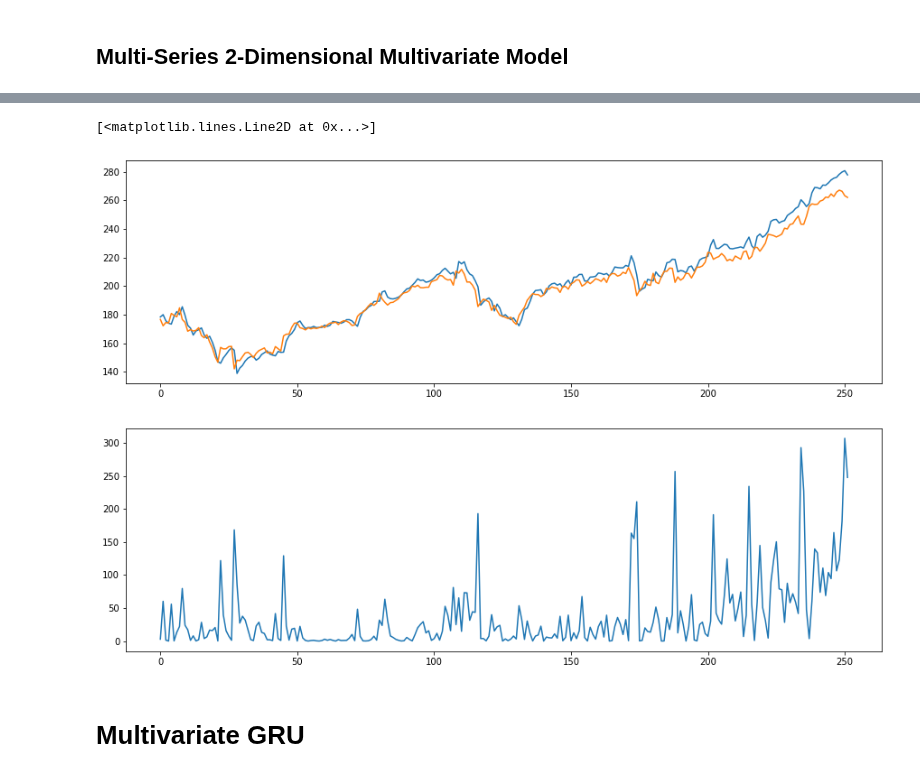
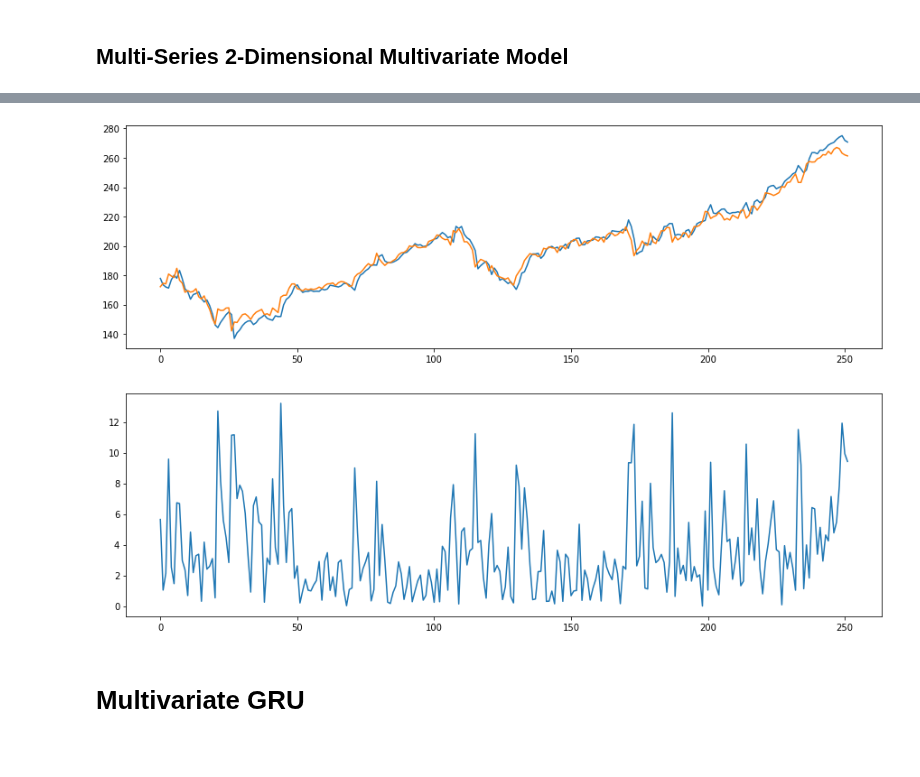
Before and after one commit to Samarmy/CS545TP, a Jupyter notebook: Armstrong-Choudhary-Hua-project.ipynb, the cells around one changed output, grey strips where cells are left out. Saved outputs shown, nothing was run; the diff lists cells and outputs as text; code cells hidden in the pictures.

```diff
--- a/Armstrong-Choudhary-Hua-project.ipynb
+++ b/Armstrong-Choudhary-Hua-project.ipynb
@@ -368,17 +371,18 @@ predicted_stock_price = regressor.predict(X_test).reshape(-1, 1)
 # %%
 plt.figure(figsize=(15, 10))
 plt.subplot(2, 1, 1)
 predicted_stock_price = scSeries2.inverse_transform(predicted_stock_price)
 Y_test = scSeries2.inverse_transform(Y_test)
 plt.plot(predicted_stock_price)
 plt.plot(Y_test)
 
 plt.subplot(2, 1, 2)
-mse = (predicted_stock_price - Y_test)**2
-plt.plot(mse)
+rmse = np.sqrt((predicted_stock_price - Y_test)**2)
+plt.plot(rmse)
+
+plt.show()
 # %% [output]
-[<matplotlib.lines.Line2D at 0x...>]
-[figure, old version]
+[figure, new version]
 # %% [markdown]
 # Multivariate GRU
 # %%
```
Also changed, not shown: parts of 12 cells of this notebook.
